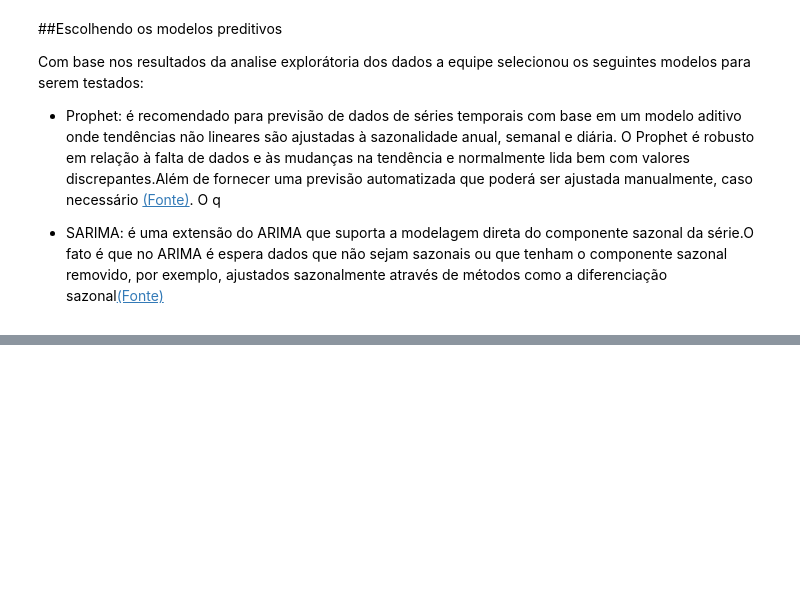
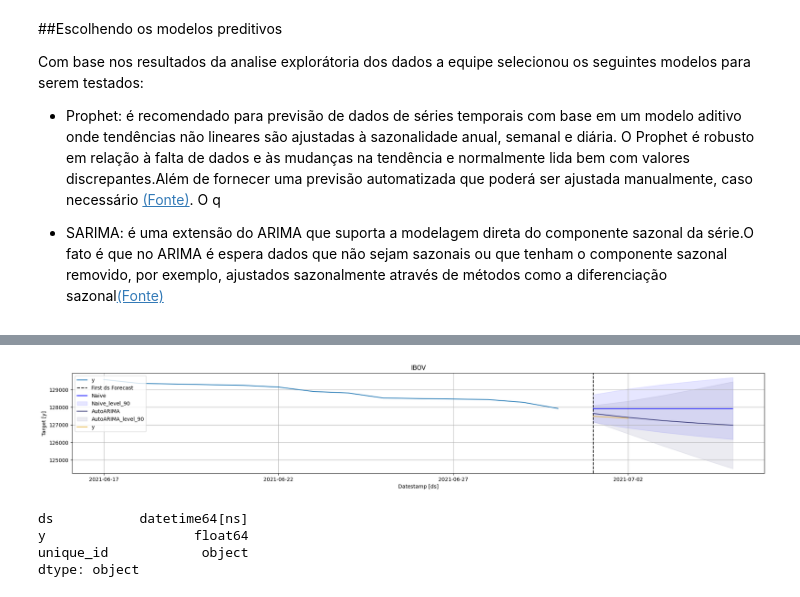
Before and after one commit to agcorrea/fiap-techchallenge-grupo41, a Jupyter notebook: fase-2/predicao-ibovespa.ipynb, the cells around one changed output, grey strips where cells are left out. Saved outputs shown, nothing was run; the diff lists cells and outputs as text; code cells hidden in the pictures; blank space fills up the shorter version.

Commit message:
ARIMA

```diff
--- a/fase-2/predicao-ibovespa.ipynb
+++ b/fase-2/predicao-ibovespa.ipynb
@@ -1213,0 +527,30 @@ resultado_final
+# %%
+train_d=365
+h=5
+Y_df = df_statsforecast[(df_statsforecast['ds'] >= '2021-01-01') & (df_statsforecast['ds'] < '2021-07-01')].copy()
+test_df = df_statsforecast[(df_statsforecast['ds'] >= '2021-07-01') & (df_statsforecast['ds'] < '2021-07-06')].copy()
+# Y_df['y'] = Y_df['y'].diff()
+# Y_df = Y_df.dropna()
+
+sf = StatsForecast(
+    # df=Y_df,
+    models=[
+      Naive(),
+      AutoARIMA(season_length=1, trace=False)
+    ],
+    freq='D',
+    n_jobs=-1
+)
+sf.fit(Y_df)
+forecasts_df = sf.predict(h=h, level=[90])
+forecasts_df = forecasts_df.reset_index().merge(test_df, on=['ds', 'unique_id'], how='left')
+sf.plot(Y_df, forecasts_df, level=[90], max_insample_length=10,engine ='matplotlib', plot_random=False)
+# %% [output]
+[figure, added]
+# %%
+Y_df.dtypes
+# %% [output]
+ds           datetime64[ns]
+y                   float64
+unique_id            object
+dtype: object
```
Also changed, not shown: parts of 134 cells of this notebook.
